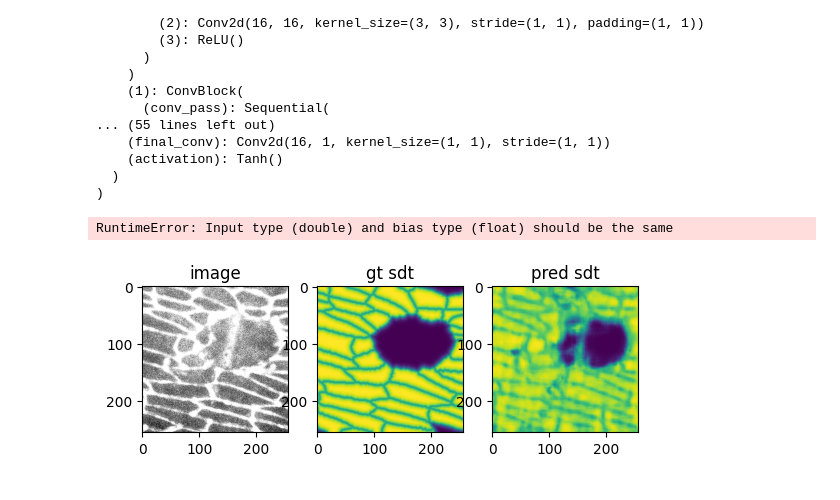
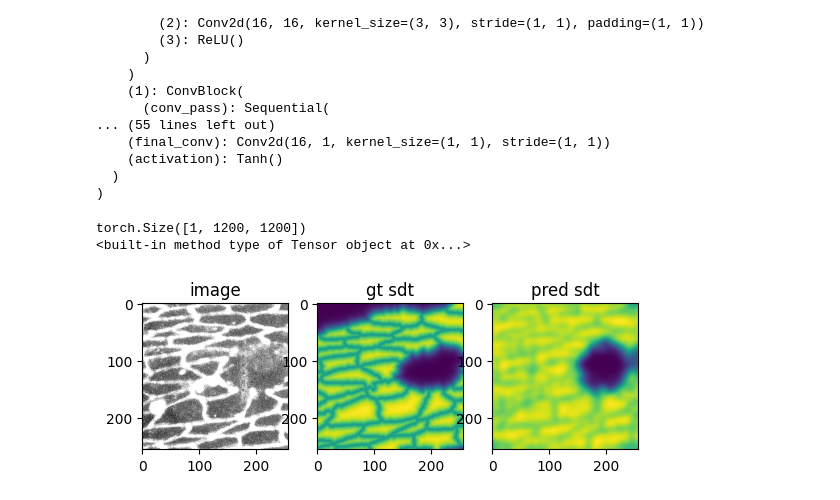
Before and after one commit to veegalinova/dl4mia-project-MEMEbrane, a Jupyter notebook: src/evaluation_visualization.ipynb, the cells around one changed output. Cells and saved outputs as stored; diff of their text form; code cells hidden in the pictures.

Commit message:
update training loop

```diff
--- a/src/evaluation_visualization.ipynb
+++ b/src/evaluation_visualization.ipynb
@@ -11,6 +17,6 @@ from instance_seg import salt_and_pepper_noise, gaussian_noise
 # %%
 # load model from checkpoint
-modelpath = '/localscratch/dl4mia-project-segmentation/logs/model.pth'
+modelpath = '/localscratch/dl4mia-project-segmentation/logs/model_noise_scale5.pth'
 model = UNet(
         depth=4,
         in_channels=1,
@@ -51,0 +53,5 @@ val_data = SDTDataset(train=False, return_mask=True)
+# %%
+train_data = SDTDataset(transform=None, img_transform=None, train=True, ignore_background=False,
+                            center_crop=True, pad=256, watershed_scale=10)
+val_data = SDTDataset(train=False, return_mask=True, mean=train_data.mean, std=train_data.std, center_crop=True, pad=256,
+                      ignore_background=False, watershed_scale=10)
@@ -52,27 +76,31 @@ val_data = SDTDataset(train=False, return_mask=True)
+# %%
+#retrieve image
+idx = 10
+image, mask, sdt = val_data[idx]
 # %%
-#retrieve image
-idx = 50
-image, mask, sdt = val_data[idx]
 image = image.to('cuda')
-#generate prediction from neural network
-pred = model(image[np.newaxis, ...])
+print(image.shape)
+# generate prediction from neural network
+with torch.no_grad():
+    pred = model(image[np.newaxis, ...])
 
-#removes redundant dimensions I think?
 image = np.squeeze(image.cpu())
-gt_labels = np.squeeze(mask.cpu().numpy())
-gt_sdt = np.squeeze(sdt.cpu().numpy())
+gt_labels = mask
+gt_sdt = sdt
 pred = np.squeeze(pred.cpu().detach().numpy())
 # %% [output]
-RuntimeError: Input type (double) and bias type (float) should be the same
+torch.Size([1, 1200, 1200])
+<built-in method type of Tensor object at 0x...>
 # %%
 #visualize the outputs
 fig, ax = plt.subplots(1, 3)
+smooth_pred = gaussian(pred, sigma=5)
 ax[0].imshow(image, cmap='Greys_r')
 ax[0].set_title('image')
-ax[1].imshow(gt_sdt, cmap='viridis')
+ax[1].imshow(gt_sdt.numpy()[0], cmap='viridis')
 ax[1].set_title('gt sdt')
-ax[2].imshow(pred, cmap='viridis')
+ax[2].imshow(smooth_pred, cmap='viridis')
 ax[2].set_title('pred sdt')
 plt.show()
 # %% [output]
-[figure, old version]
+[figure, new version]
```
Also changed, not shown: parts of 8 cells of this notebook, 2 other files.
